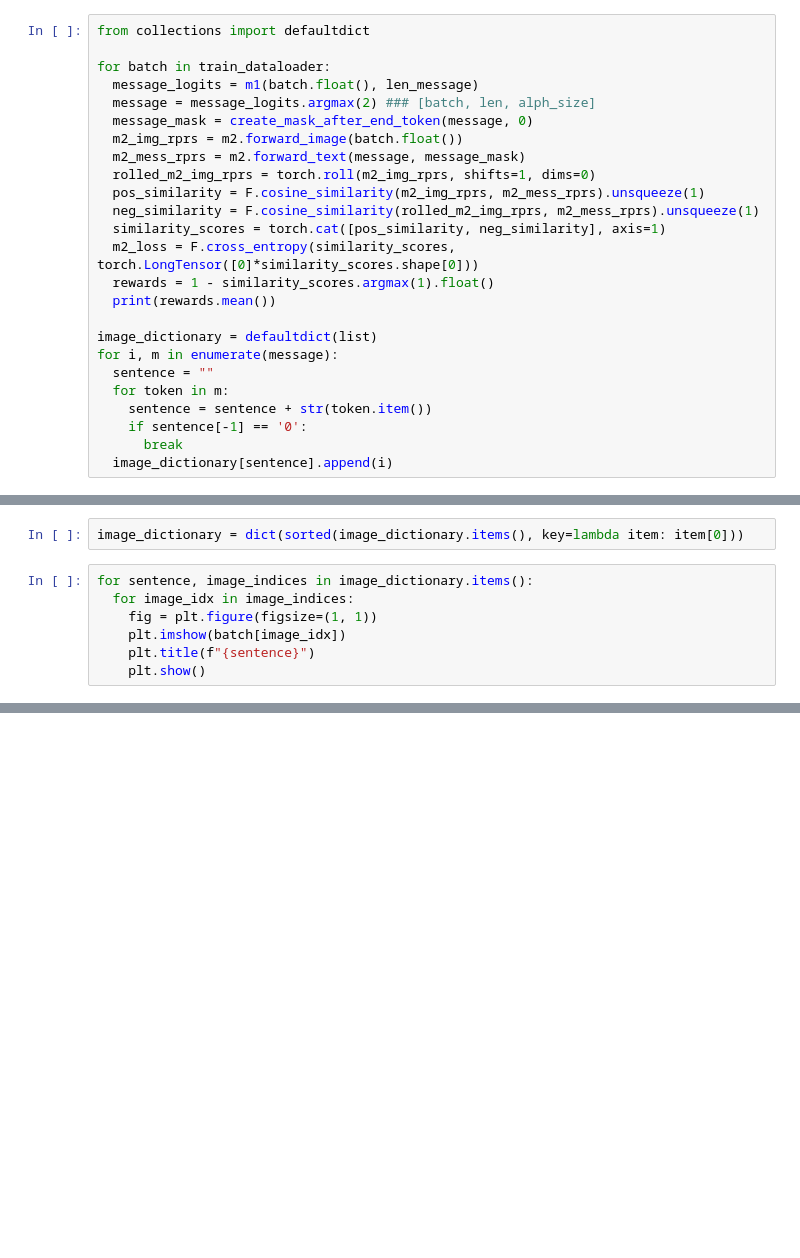
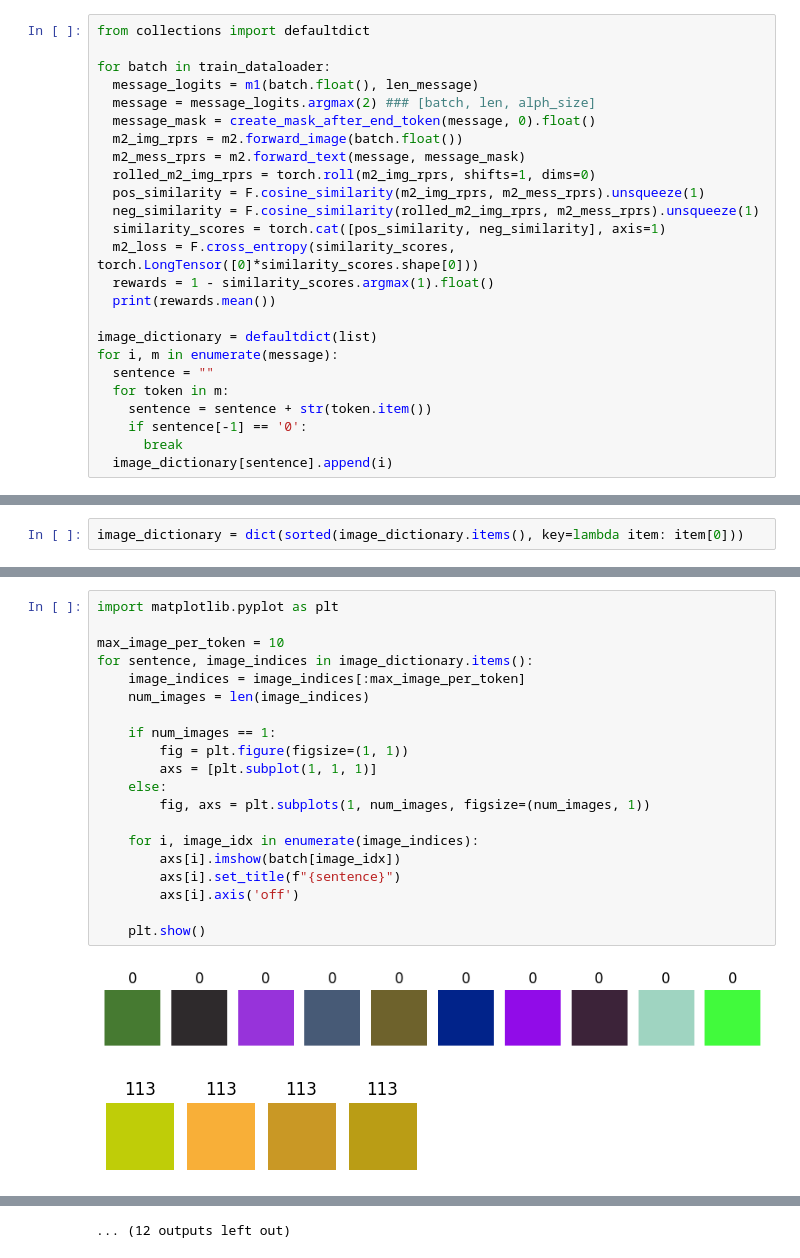
Before and after one commit to mmsamiei/randomfun, a Jupyter notebook: emergent_language/multiword_color_naming.ipynb, the cells around one changed output, grey strips where cells are left out. Saved outputs shown, nothing was run; the diff lists cells and outputs as text; blank space fills up the shorter version.

```diff
--- a/emergent_language/multiword_color_naming.ipynb
+++ b/emergent_language/multiword_color_naming.ipynb
@@ -289,7 +293,7 @@ from collections import defaultdict
 for batch in train_dataloader:
   message_logits = m1(batch.float(), len_message)
   message = message_logits.argmax(2) ### [batch, len, alph_size]
-  message_mask = create_mask_after_end_token(message, 0)
+  message_mask = create_mask_after_end_token(message, 0).float()
   m2_img_rprs = m2.forward_image(batch.float())
   m2_mess_rprs = m2.forward_text(message, message_mask)
   rolled_m2_img_rprs = torch.roll(m2_img_rprs, shifts=1, dims=0)
@@ -319,9 +331,2 @@ tensor(0.6953)
 # %%
 image_dictionary = dict(sorted(image_dictionary.items(), key=lambda item: item[0]))
-# %%
-for sentence, image_indices in image_dictionary.items():
-  for image_idx in image_indices:
-    fig = plt.figure(figsize=(1, 1))
-    plt.imshow(batch[image_idx])
-    plt.title(f"{sentence}")
-    plt.show()
@@ -341,0 +333,23 @@ for sentence, image_indices in image_dictionary.items():
+# %%
+import matplotlib.pyplot as plt
+
+max_image_per_token = 10
+for sentence, image_indices in image_dictionary.items():
+    image_indices = image_indices[:max_image_per_token]
+    num_images = len(image_indices)
+
+    if num_images == 1:
+        fig = plt.figure(figsize=(1, 1))
+        axs = [plt.subplot(1, 1, 1)]
+    else:
+        fig, axs = plt.subplots(1, num_images, figsize=(num_images, 1))
+
+    for i, image_idx in enumerate(image_indices):
+        axs[i].imshow(batch[image_idx])
+        axs[i].set_title(f"{sentence}")
+        axs[i].axis('off')
+
+    plt.show()
+# %% [output]
+[figure, added]
+[figure, added]
@@ -341,0 +366 @@ for sentence, image_indices in image_dictionary.items():
+... (12 outputs left out)
```
Also changed, not shown: parts of 17 cells of this notebook.
